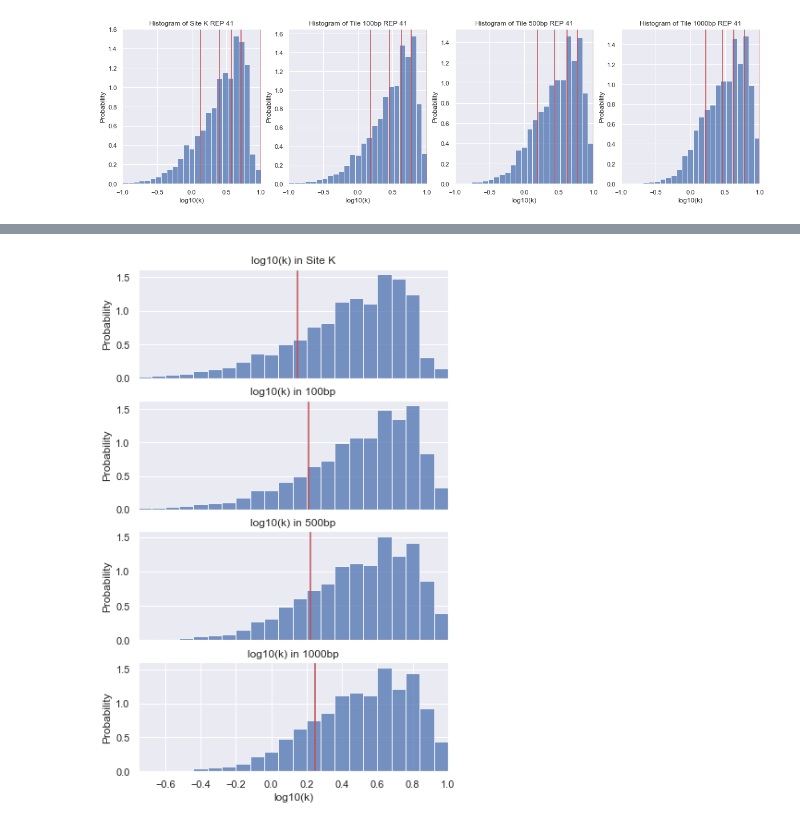
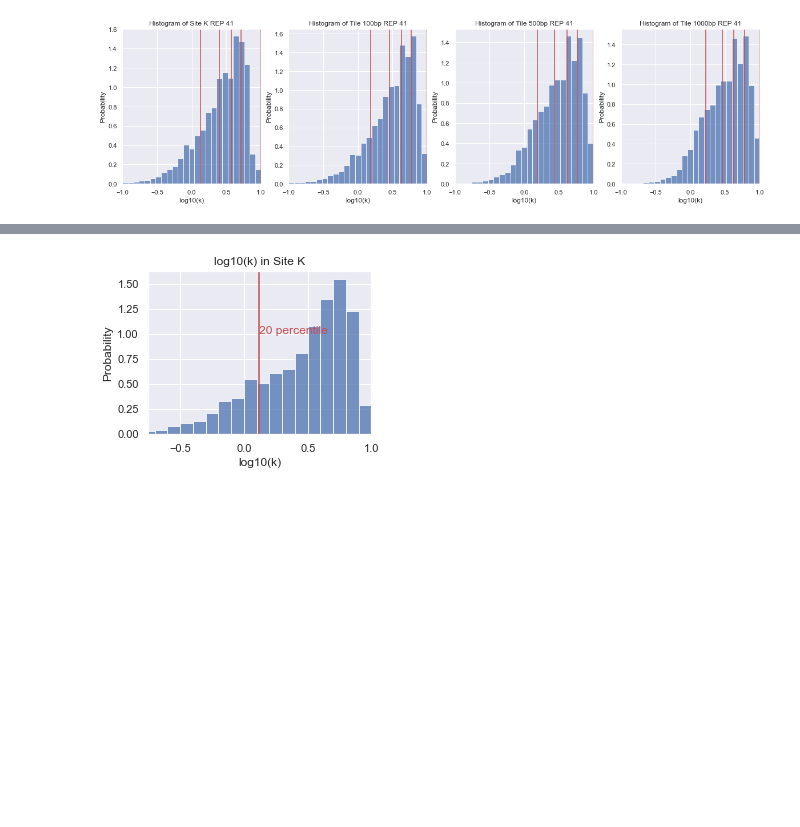
Before and after one commit to 15101538237ren/prediction_by_k, a Jupyter notebook: PYTHON/FEATURE_ANALYSIS.ipynb, the cells around one changed output, grey strips where cells are left out. Cells and saved outputs as stored; diff of their text form; code cells hidden in the pictures; blank space fills up the shorter version.

```diff
--- a/PYTHON/FEATURE_ANALYSIS.ipynb
+++ b/PYTHON/FEATURE_ANALYSIS.ipynb
@@ -232,17 +265,17 @@ def plot_hist_of_distances_between_ks():
 # %%
-def hist_for_logk_distribution():
-    fig, axs = plt.subplots(4, 1, figsize=(6, 8))
-    # ind = np.arange(len(Tile_window_szs))
-    # logk_arr = []
+def hist_for_logk_distribution(percentile):
+    fig, axs = plt.subplots(1, 1, figsize=(4, 3))
+    repli = 55
     for tid, tile_window_sz in enumerate(Tile_window_szs):
-        data_fp = os.path.join(ORIGIN_DATA_DIR, 'Rep1', 'tile_' + str(tile_window_sz) + '.csv')
+        data_fp = os.path.join(ORIGIN_DATA_DIR, 'Rep' + str(repli), 'tile_' + str(tile_window_sz) + '.csv')
         df = pd.read_csv(data_fp, sep=',', header=None).values
         ks = df[:, 2]
         ks[ks <= 0] = 0.001
         ks = np.log10(ks)
-        ax = axs[tid]
-        ax.hist(ks, 20, density=True, facecolor='b', alpha=0.75)
-        ax.axvline(x=np.percentile(ks, 20), color='r')
+        ax = axs
+        ax.hist(ks, 40, density=True, facecolor='b', alpha=0.75)
+        ax.axvline(x=np.percentile(ks, percentile), color='r')
+        ax.text(np.percentile(ks, percentile), 1, str(percentile) + " percentile", color="r")
         ax.set_ylabel('Probability')
         ax.set_xlim(-0.75, 1)
         ax.set_title("log10(k) in " + TILE_LABLES[tid])
@@ -251,7 +284,9 @@ def hist_for_logk_distribution():
         else:
             ax.set_xlabel('log10(k)')
     plt.savefig("../FIGURES/FEATURE_ANALYSIS/VIOLIN_PLOT.png", dpi=200)
-# %% [output]
-[figure, removed]
+# %%
+hist_for_logk_distribution(20)
+# %% [output]
+[figure, added]
 # %%
 def plot_for_logk_and_methy():
```
Also changed, not shown: parts of 18 cells of this notebook, 54 other files.
